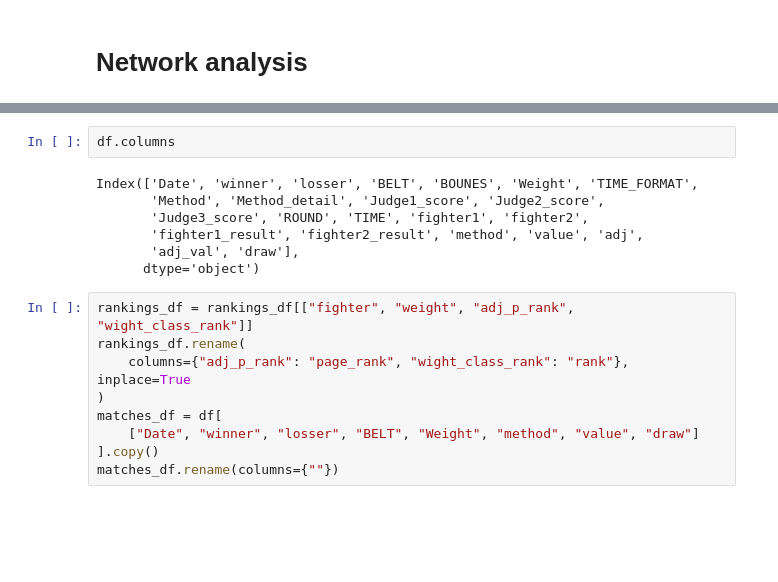
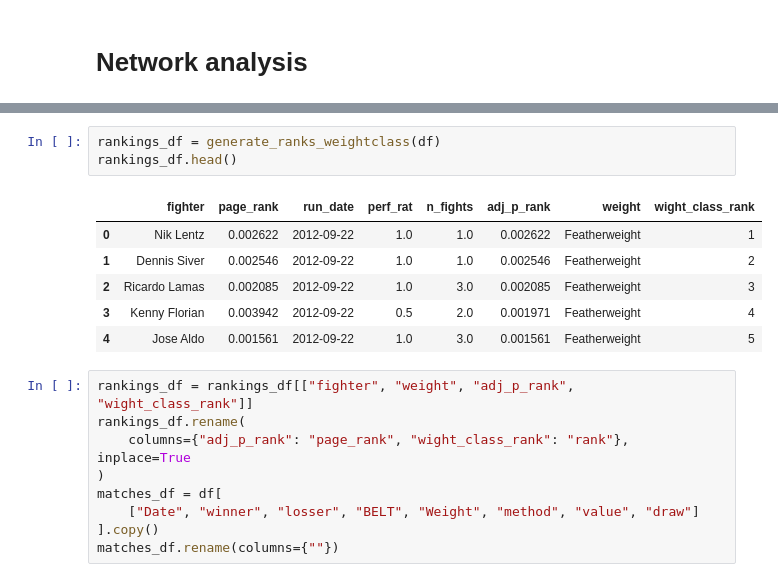
Before and after one commit to zarreh/mma_ranking, a Jupyter notebook: Notebooks/UFC_ranking/UFC_ranking_new.ipynb, the cells around one changed output, grey strips where cells are left out. Cells and saved outputs as stored; diff of their text form; blank space fills up the shorter version.

```diff
--- a/Notebooks/UFC_ranking/UFC_ranking_new.ipynb
+++ b/Notebooks/UFC_ranking/UFC_ranking_new.ipynb
@@ -176,12 +70,13 @@ Women's Featherweight
-# %%
-df.columns
-# %% [output]
-Index(['Date', 'winner', 'losser', 'BELT', 'BOUNES', 'Weight', 'TIME_FORMAT',
-       'Method', 'Method_detail', 'Judge1_score', 'Judge2_score',
-       'Judge3_score', 'ROUND', 'TIME', 'fighter1', 'fighter2',
-       'fighter1_result', 'fighter2_result', 'method', 'value', 'adj',
-       'adj_val', 'draw'],
-      dtype='object')
+# %%
+rankings_df = generate_ranks_weightclass(df)
+rankings_df.head()
+# %% [output]
+|  | fighter | page_rank | run_date | perf_rat | n_fights | adj_p_rank | weight | wight_class_rank |
+| 0 | Nik Lentz | 0.002622 | 2012-09-22 | 1.0 | 1.0 | 0.002622 | Featherweight | 1 |
+| 1 | Dennis Siver | 0.002546 | 2012-09-22 | 1.0 | 1.0 | 0.002546 | Featherweight | 2 |
+| 2 | Ricardo Lamas | 0.002085 | 2012-09-22 | 1.0 | 3.0 | 0.002085 | Featherweight | 3 |
+| 3 | Kenny Florian | 0.003942 | 2012-09-22 | 0.5 | 2.0 | 0.001971 | Featherweight | 4 |
+| 4 | Jose Aldo | 0.001561 | 2012-09-22 | 1.0 | 3.0 | 0.001561 | Featherweight | 5 |
 # %%
 rankings_df = rankings_df[["fighter", "weight", "adj_p_rank", "wight_class_rank"]]
 rankings_df.rename(
```
Also changed, not shown: parts of 10 cells of this notebook, 2 other files.
